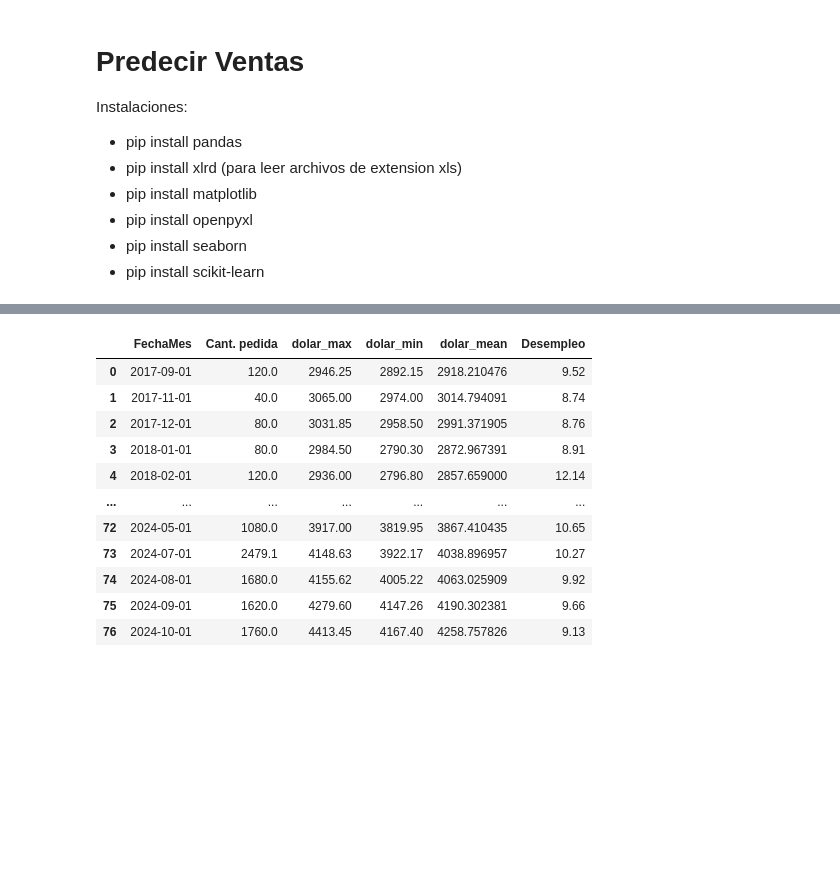
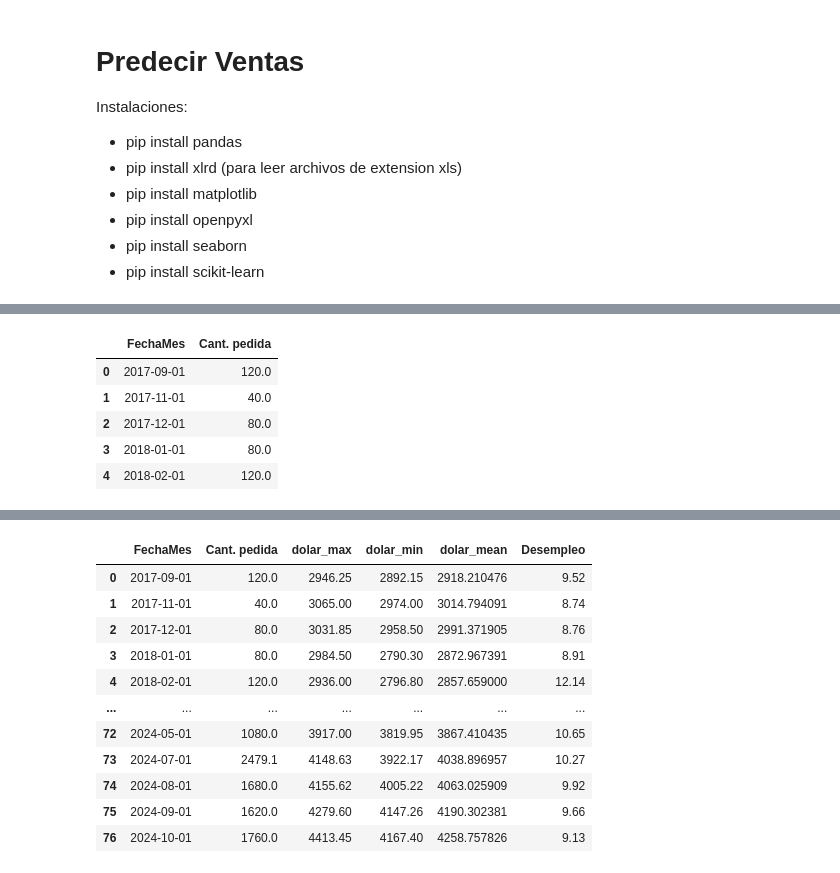
Before and after one commit to jaimereinoso2/SUMIQUIM_PILOTO, a Jupyter notebook: v1/app.ipynb, the cells around one changed output, grey strips where cells are left out. Cells and saved outputs as stored; diff of their text form; code cells hidden in the pictures; blank space fills up the shorter version.

```diff
--- a/v1/app.ipynb
+++ b/v1/app.ipynb
@@ -15,8 +25,8 @@ import pandas as pd
 # %%
-df = pd.read_excel('../Data Original/VENTAS KERA TEIN.xls')
+dfData = pd.read_excel('../Data Original/VENTAS KERA TEIN.xls')
 #df = df[['Fecha','Fecha entrega','Cant. pedida', 'Cant. pendiente', 'Cant. comprom.', 'Cant. remision', 'Cant. factura']]
-df = df[['Fecha','Cant. pedida']]
-df = df.sort_values(by='Fecha')
+dfData = dfData[['Fecha','Cant. pedida']]
+dfData = dfData.sort_values(by='Fecha')
 
 
 # Función para obtener el lunes anterior a una fecha dada
@@ -25,9 +35,9 @@ def obtener_lunes_anterior(fecha):
     lunes_anterior = fecha - pd.DateOffset(days=fecha.weekday())
     return lunes_anterior
 
-df['LunesAnterior'] = df['Fecha'].apply(obtener_lunes_anterior)
+dfData['LunesAnterior'] = dfData['Fecha'].apply(obtener_lunes_anterior)
 
 # Establecer la columna 'Fecha' como el índice del DataFrame
-df['FechaMes'] = df['Fecha'].dt.to_period('M').dt.to_timestamp()
+dfData['FechaMes'] = dfData['Fecha'].dt.to_period('M').dt.to_timestamp()
 
-df = df[['Fecha','LunesAnterior','FechaMes','Cant. pedida']]
+dfData = dfData[['Fecha','LunesAnterior','FechaMes','Cant. pedida']]
@@ -34,4 +50,13 @@ df = df[['Fecha','LunesAnterior','FechaMes','Cant. pedida']]
 # %%
-df_dia = df.groupby('Fecha').agg({'Cant. pedida':'sum'}).reset_index()
-df_semana = df.groupby('LunesAnterior').agg({'Cant. pedida':'sum'}).reset_index()
-df_mes = df.groupby('FechaMes').agg({'Cant. pedida':'sum'}).reset_index()
+df_dia = dfData.groupby('Fecha').agg({'Cant. pedida':'sum'}).reset_index()
+df_semana = dfData.groupby('LunesAnterior').agg({'Cant. pedida':'sum'}).reset_index()
+df_mes = dfData.groupby('FechaMes').agg({'Cant. pedida':'sum'}).reset_index()
+
+df_mes.head()
+# %% [output]
+|  | FechaMes | Cant. pedida |
+| 0 | 2017-09-01 | 120.0 |
+| 1 | 2017-11-01 | 40.0 |
+| 2 | 2017-12-01 | 80.0 |
+| 3 | 2018-01-01 | 80.0 |
+| 4 | 2018-02-01 | 120.0 |
```
Also changed, not shown: parts of 21 cells of this notebook, 1 other file.
